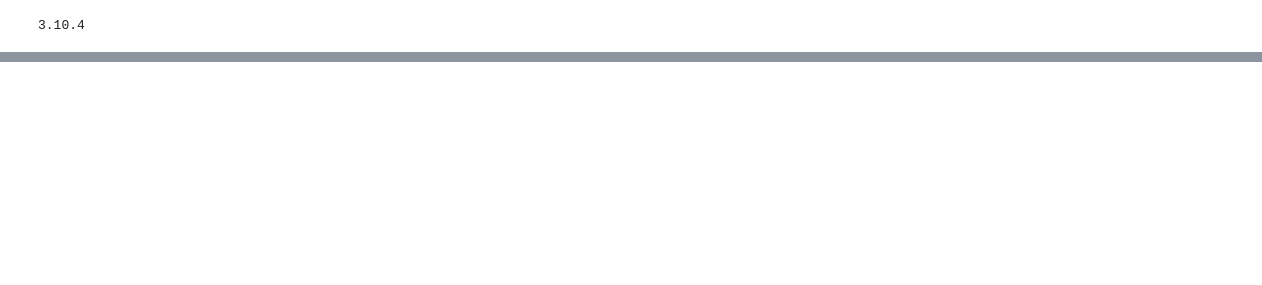
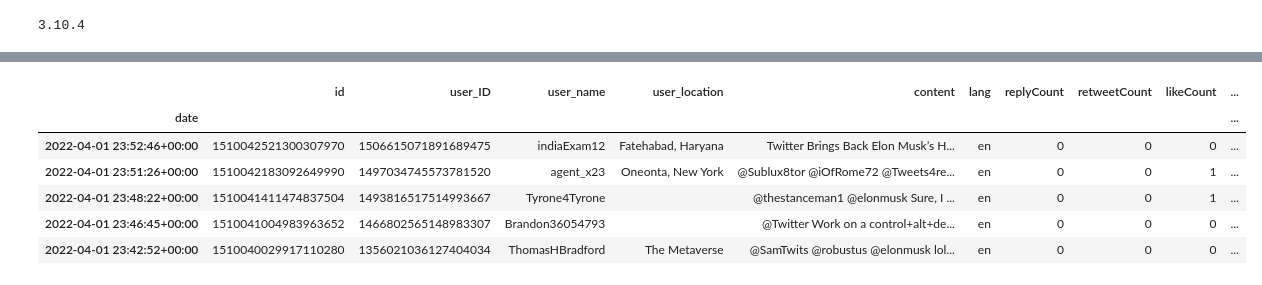
Before and after one commit to SmilodonCub/DATA620, a Jupyter notebook: Final_Project/Elongate_snscrape.ipynb, the cells around one changed output, grey strips where cells are left out. Drawn from its saved outputs; the diff is of its cells as text; code cells hidden in the pictures; blank space fills up the shorter version.

```diff
--- a/Final_Project/Elongate_snscrape.ipynb
+++ b/Final_Project/Elongate_snscrape.ipynb
@@ -110,10 +178,41 @@ files
 # %%
+df = pd.DataFrame(columns=datacols)
+
 num_tweets = 0
-for file in files:
-    dfn = pd.read_json(file, lines=True, compression='gzip')
-    dfn = dfn[columns]
+
+#for every file
+for idx in range(0,len(files)):
+    file = files[idx]
+    # rad the file
+    dfn = pd.read_json(file, lines=True)
+    # subset just the cols we want
+    dfn = dfn[snscols]
+    # unnest user id, username, and location
+    dfn['user_ID'] = [dfn['user'][idx]['id'] if dfn['user'][idx] else 0 for idx in range(0,dfn.shape[0] ) ]
+    dfn['user_name'] = [dfn['user'][idx]['username'] if dfn['user'][idx] else 0 for idx in range(0,dfn.shape[0] ) ]
+    dfn['user_location'] = [dfn['user'][idx]['location'] if dfn['user'][idx] else 0 for idx in range(0,dfn.shape[0] ) ]
+    # unnest the id & username from the inReplyToUser to see what user this tweet is retweeting
+    dfn['inReplyToUser_ID'] = [dfn['inReplyToUser'][idx]['id'] if dfn['inReplyToUser'][idx] else 0 for idx in range(0,dfn.shape[0] ) ]
+    dfn['inReplyToUser_name'] = [dfn['inReplyToUser'][idx]['username'] if dfn['inReplyToUser'][idx] else 0 for idx in range(0,len( dfn['inReplyToUser'] )) ]
+    # unnest lists of just the ids and names of users that were mentioned (@ed) in this tweet
+    mentioned_users_id = []
+    mentioned_users_name = []
+    for idx in range( 0, dfn.shape[0]):
+        if dfn['mentionedUsers'][idx]:
+            mu_id = [dfn['mentionedUsers'][idx][idxx]['id'] for idxx in range(0,len(dfn['mentionedUsers'][idx]))]
+            mentioned_users_id.append( mu_id )
+            mu_name = [dfn['mentionedUsers'][idx][idxx]['username'] for idxx in range(0,len(dfn['mentionedUsers'][idx]))]
+            mentioned_users_name.append( mu_name )
+        else:
+            mentioned_users_id.append( 0 )
+            mentioned_users_name.append( 0 )
     num_tweets += dfn.shape[0]
+    dfn['mentionedUsers_ID'] = mentioned_users_id
+    dfn['mentionedUsers_name'] = mentioned_users_name
+    # drop nested fields from the df
+    dfn = dfn.drop(columns=['user', 'inReplyToUser', 'mentionedUsers'])
     print( file + ': ' + str( dfn.shape[0] ) )
+    # concatenat the results
     df = pd.concat([df,dfn], ignore_index=True)
 print( ' ' )
 print( num_tweets )
@@ -137,0 +253,15 @@ elongate0018.gz: 11803
+# %%
+# reformat 'date' from string the datetime type
+df['date'] =  pd.to_datetime(df['date'])
+# %%
+# set the date as index for downstream aggregation
+df.set_index('date', inplace=True)
+df.head()
+# %% [output]
+|  | id | user_ID | user_name | user_location | content | lang | replyCount | retweetCount | likeCount | ... |
+| date |  |  |  |  |  |  |  |  |  | ... |
+| 2022-04-01 23:52:46+00:00 | 1510042521300307970 | 1506615071891689475 | indiaExam12 | Fatehabad, Haryana | Twitter Brings Back Elon Musk’s H... | en | 0 | 0 | 0 | ... |
+| 2022-04-01 23:51:26+00:00 | 1510042183092649990 | 1497034745573781520 | agent_x23 | Oneonta, New York | @Sublux8tor @iOfRome72 @Tweets4re... | en | 0 | 0 | 1 | ... |
+| 2022-04-01 23:48:22+00:00 | 1510041411474837504 | 1493816517514993667 | Tyrone4Tyrone |  | @thestanceman1 @elonmusk Sure, I ... | en | 0 | 0 | 1 | ... |
+| 2022-04-01 23:46:45+00:00 | 1510041004983963652 | 1466802565148983307 | Brandon36054793 |  | @Twitter Work on a control+alt+de... | en | 0 | 0 | 0 | ... |
+| 2022-04-01 23:42:52+00:00 | 1510040029917110280 | 1356021036127404034 | ThomasHBradford | The Metaverse | @SamTwits @robustus @elonmusk lol... | en | 0 | 0 | 0 | ... |
```
Also changed, not shown: parts of 25 cells of this notebook.
